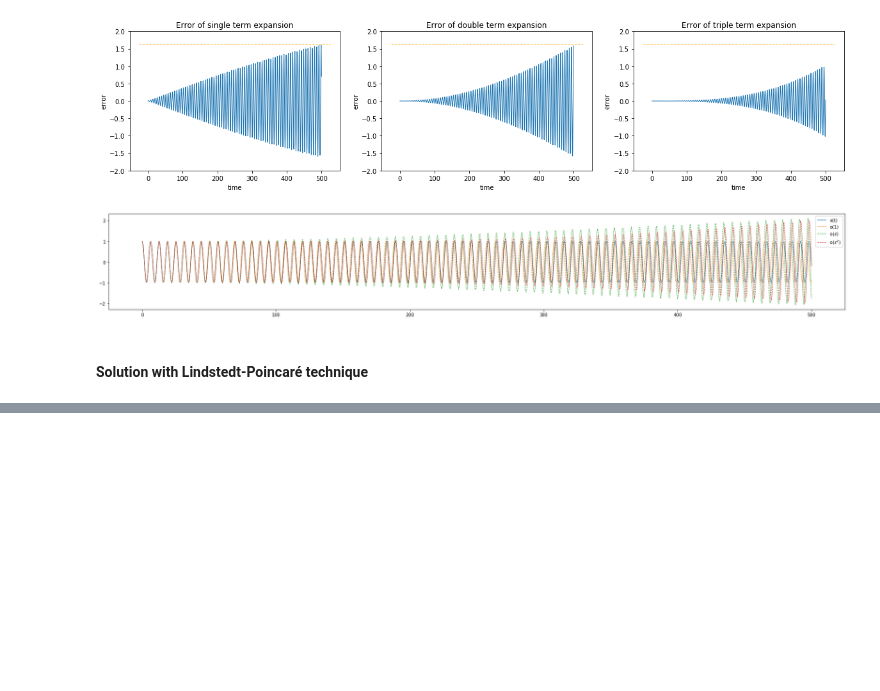
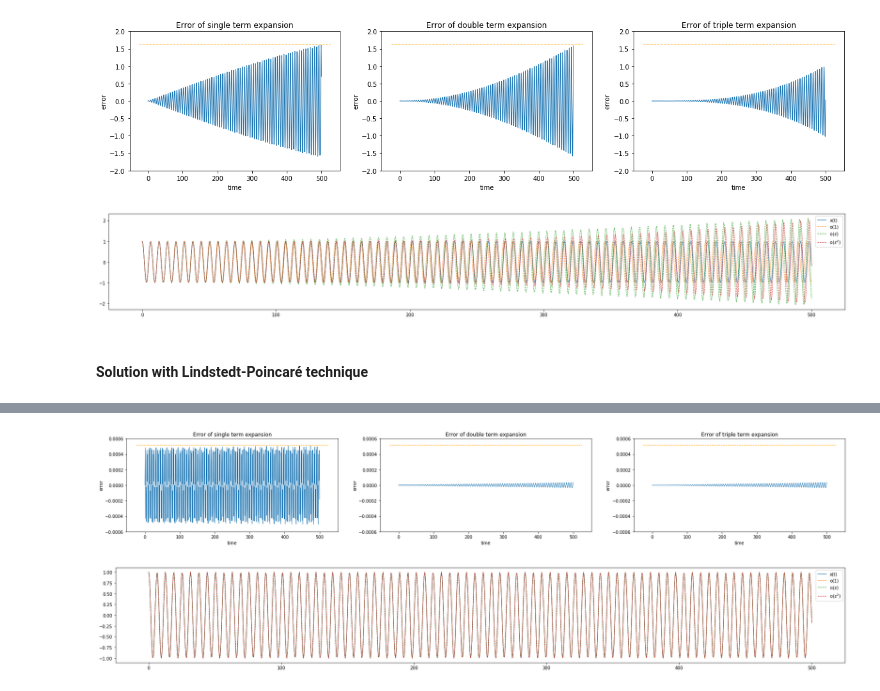
Before and after one commit to koulakis/dynamical-systems, a Jupyter notebook: 05_limit_cycles.ipynb, the cells around one changed output, grey strips where cells are left out. Saved outputs shown, nothing was run; the diff lists cells and outputs as text; code cells hidden in the pictures; blank space fills up the shorter version.

Commit message:
Duffing's equation with Lindstedt-Poincare.

```diff
--- a/05_limit_cycles.ipynb
+++ b/05_limit_cycles.ipynb
@@ -232,0 +247,5 @@ plt.show()
+# %%
+%%time
+x0_val = sp.dsolve(equations[0], x0(tau), ics={x0(0): 1, x0(tau).diff(tau).subs({tau: 0}): 0}).rhs
+x1_val = sp.dsolve(equations[1].subs({x0(tau): x0_val}), x1(tau), ics={x1(0): 0, x1(tau).diff(tau).subs({tau: 0}): 0}).rhs
+x2_val = sp.dsolve(equations[2].subs({x0(tau): x0_val, x1(tau): x1_val}), x2(tau), ics={x2(0): 0, x2(tau).diff(tau).subs({tau: 0}): 0}).rhs
@@ -232,0 +263,9 @@ plt.show()
+# %%
+o0_term, o1_term, o2_term = map(
+    lambda expr: expr.subs({w1: -3/8, w2: -21/256, tau: tau_val}).subs({eps: 0.01}),
+    [x0_val, x0_val + eps * x1_val, x0_val + eps * x1_val + eps**2*x2_val])
+# %%
+o0, o1, o2 = map(lambda o: sp.lambdify(t, o), [o0_term, o1_term, o2_term])
+# %%
+for o in [o0_term, o1_term, o2_term]:
+    display(o)
@@ -232,0 +276,27 @@ plt.show()
+# %%
+fig, axes = plt.subplots(1, 3, figsize=(30, 4))
+
+t = np.linspace(0, 500, 1000)
+
+for ax, o, nr_terms in zip(axes, [o0, o1, o2], ['single', 'double', 'triple']):
+    ax.set_ylim((-0.0006, 0.0006))
+    ax.set_title(f'Error of {nr_terms} term expansion')
+    ax.set_xlabel('time')
+    ax.set_ylabel('error')
+    ax.plot(t, x_real_sol[:, 0] - o(t), linewidth=1)
+    ax.hlines(0.00052, *ax.get_xlim(), linestyle='--', color='orange', linewidth=1)
+# %% [output]
+[figure, added]
+# %%
+plt.figure(figsize=(30, 4))
+t = np.linspace(0, 500, 1000)
+
+plt.plot(t, x_real_sol[:, 0], label='x(t)', linewidth=1)
+
+for name, o in zip(['o(1)', 'o($\\epsilon$)', 'o($\\epsilon^2$)'], [o0, o1, o2]):
+    plt.plot(t, o(t), label=name ,linestyle='--', linewidth=1)
+
+plt.legend()
+plt.show()
+# %% [output]
+[figure, added]
```
Also changed, not shown: parts of 6 cells of this notebook.
